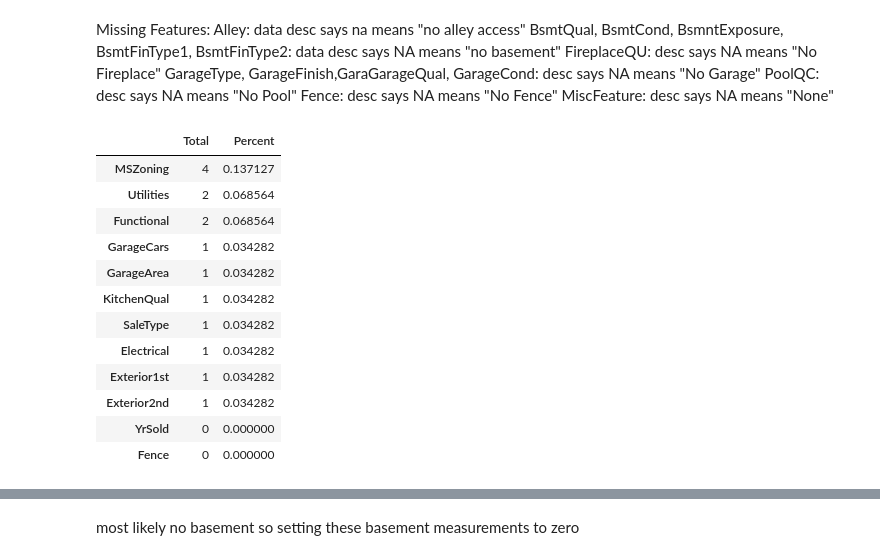
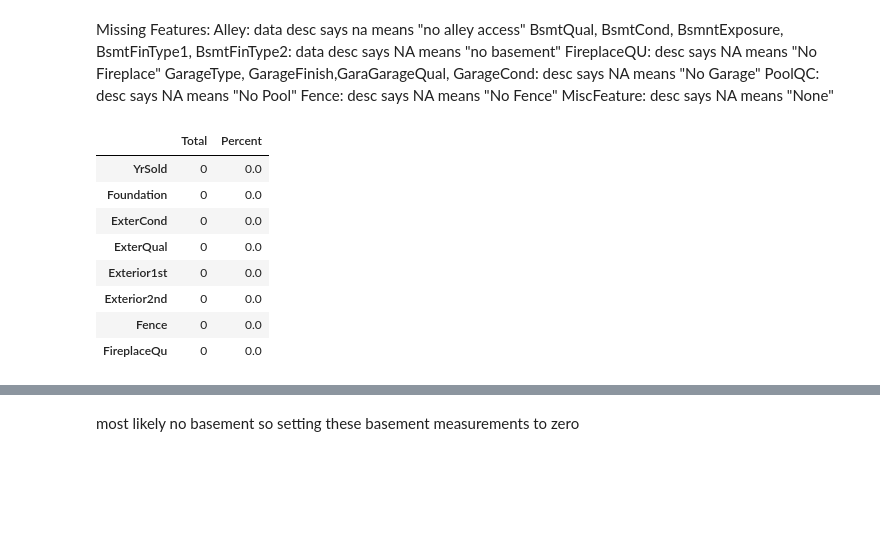
Before and after one commit to nmaloof/KaggleProject, a Jupyter notebook: Ben -We're So Skewed.ipynb, the cells around one changed output, grey strips where cells are left out. Saved outputs shown, nothing was run; the diff lists cells and outputs as text; code cells hidden in the pictures; blank space fills up the shorter version.

```diff
--- a/Ben -We're So Skewed.ipynb
+++ b/Ben -We're So Skewed.ipynb
@@ -140,22 +140,18 @@ data["MiscFeature"] = data["MiscFeature"].fillna("None")
 # %%
 total = data.isnull().sum().sort_values(ascending=False)
 percent = (data.isnull().sum()/data.isnull().count()*100).sort_values(ascending=False)
 missing = pd.concat([total, percent], axis=1, keys=['Total', 'Percent'])
-missing.head(12)
+missing.head(8)
 # %% [output]
 |  | Total | Percent |
-| MSZoning | 4 | 0.137127 |
-| Utilities | 2 | 0.068564 |
-| Functional | 2 | 0.068564 |
-| GarageCars | 1 | 0.034282 |
-| GarageArea | 1 | 0.034282 |
-| KitchenQual | 1 | 0.034282 |
-| SaleType | 1 | 0.034282 |
-| Electrical | 1 | 0.034282 |
-| Exterior1st | 1 | 0.034282 |
-| Exterior2nd | 1 | 0.034282 |
-| YrSold | 0 | 0.000000 |
-| Fence | 0 | 0.000000 |
+| YrSold | 0 | 0.0 |
+| Foundation | 0 | 0.0 |
+| ExterCond | 0 | 0.0 |
+| ExterQual | 0 | 0.0 |
+| Exterior1st | 0 | 0.0 |
+| Exterior2nd | 0 | 0.0 |
+| Fence | 0 | 0.0 |
+| FireplaceQu | 0 | 0.0 |
 # %%
 sns.barplot(data=data,x='Neighborhood',y='LotFrontage', estimator=np.median)
 plt.xticks(rotation=90)
```
Also changed, not shown: parts of 26 cells of this notebook.
